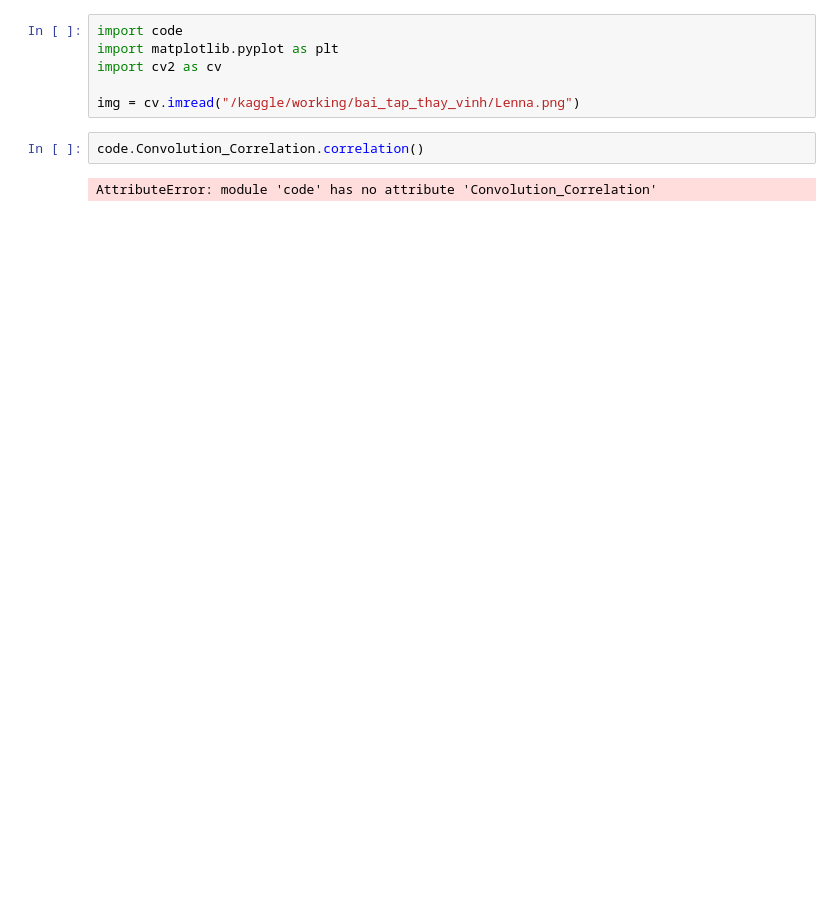
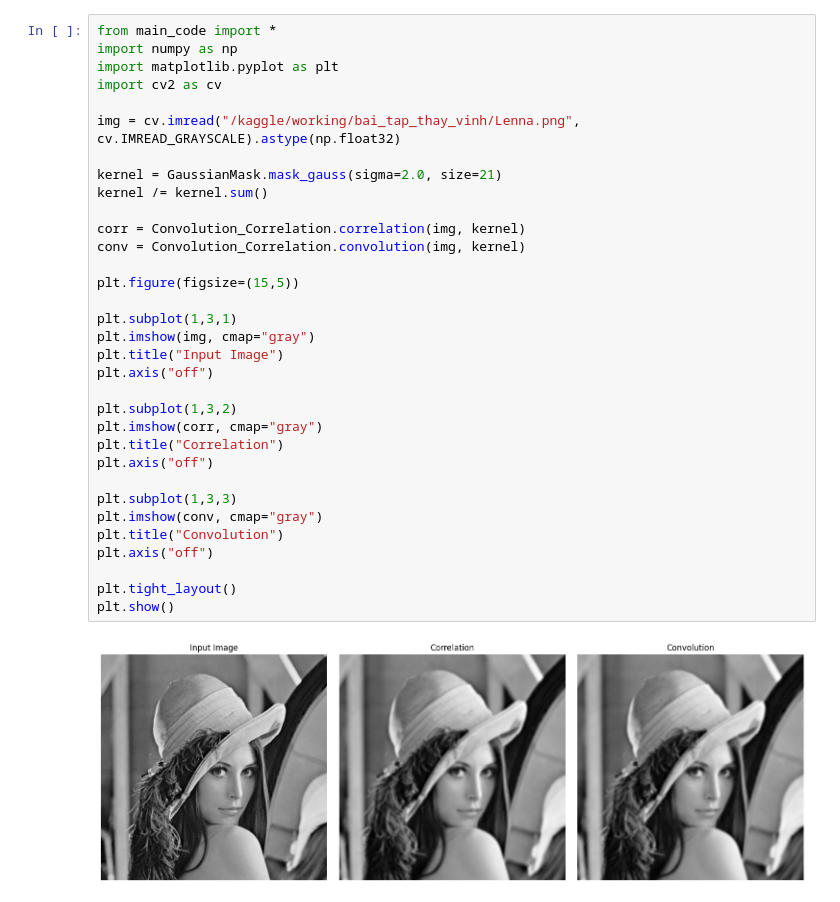
Before and after one commit to daoanhkhoa123/bai_tap_thay_vinh, a Jupyter notebook: run.ipynb, the cells around one changed output. Drawn from its saved outputs; the diff is of its cells as text; blank space fills up the shorter version.

```diff
--- a/run.ipynb
+++ b/run.ipynb
@@ -35,10 +41,35 @@ Saving to: ‘/kaggle/working/bai_tap_thay_vinh/Lenna.png’
 # %%
-import code
+from main_code import *
+import numpy as np
 import matplotlib.pyplot as plt
 import cv2 as cv
 
-img = cv.imread("/kaggle/working/bai_tap_thay_vinh/Lenna.png")
+img = cv.imread("/kaggle/working/bai_tap_thay_vinh/Lenna.png", cv.IMREAD_GRAYSCALE).astype(np.float32)
+
+kernel = GaussianMask.mask_gauss(sigma=2.0, size=21)
+kernel /= kernel.sum()
+
+corr = Convolution_Correlation.correlation(img, kernel)
+conv = Convolution_Correlation.convolution(img, kernel)
+
+plt.figure(figsize=(15,5))
+
+plt.subplot(1,3,1)
+plt.imshow(img, cmap="gray")
+plt.title("Input Image")
+plt.axis("off")
+
+plt.subplot(1,3,2)
+plt.imshow(corr, cmap="gray")
+plt.title("Correlation")
+plt.axis("off")
+
+plt.subplot(1,3,3)
+plt.imshow(conv, cmap="gray")
+plt.title("Convolution")
+plt.axis("off")
+
+plt.tight_layout()
+plt.show()
+# %% [output]
+[figure, added]
-# %%
-code.Convolution_Correlation.correlation()
-# %% [output]
-AttributeError: module 'code' has no attribute 'Convolution_Correlation'
```
Also changed, not shown: parts of 2 cells of this notebook, 1 other file.
